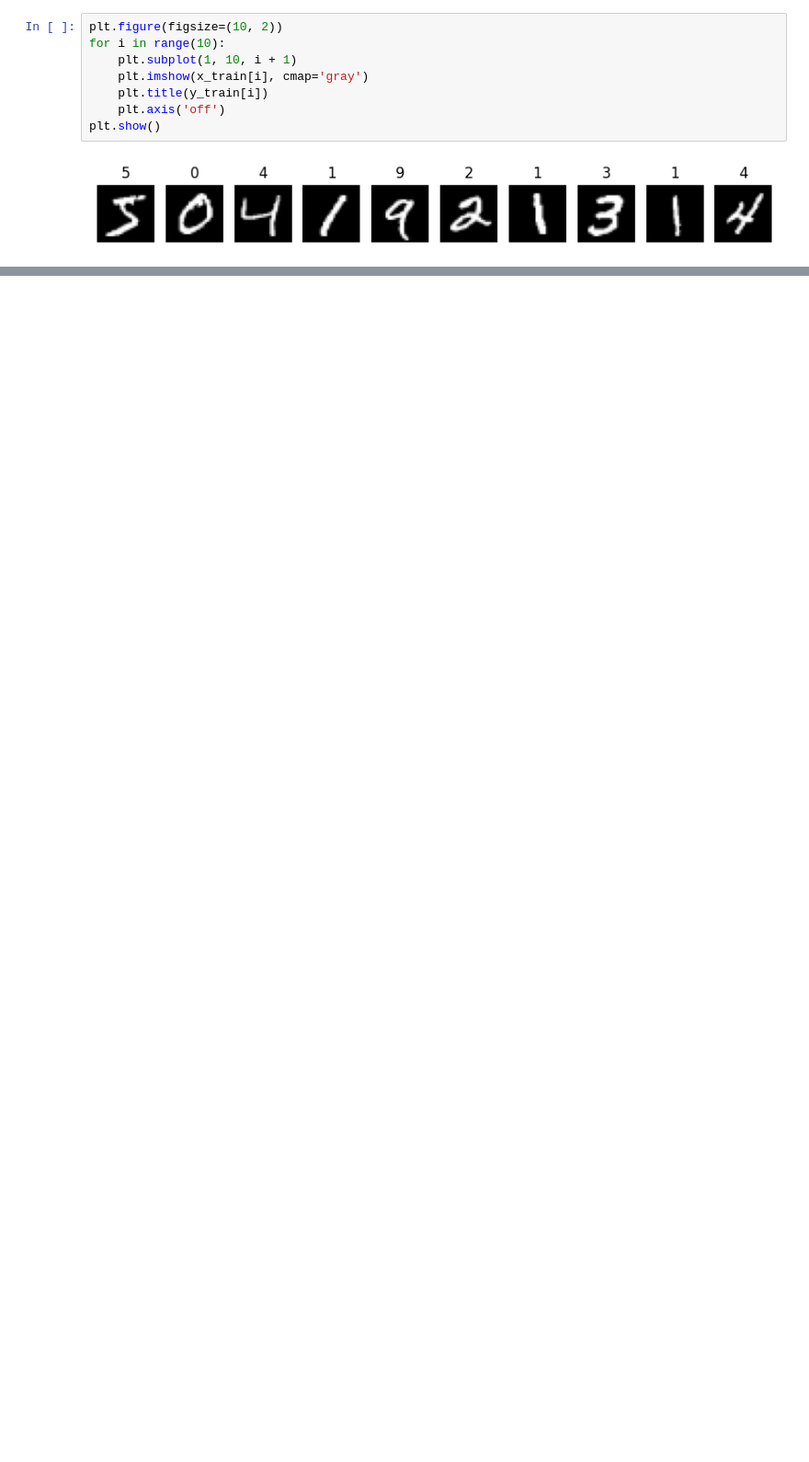
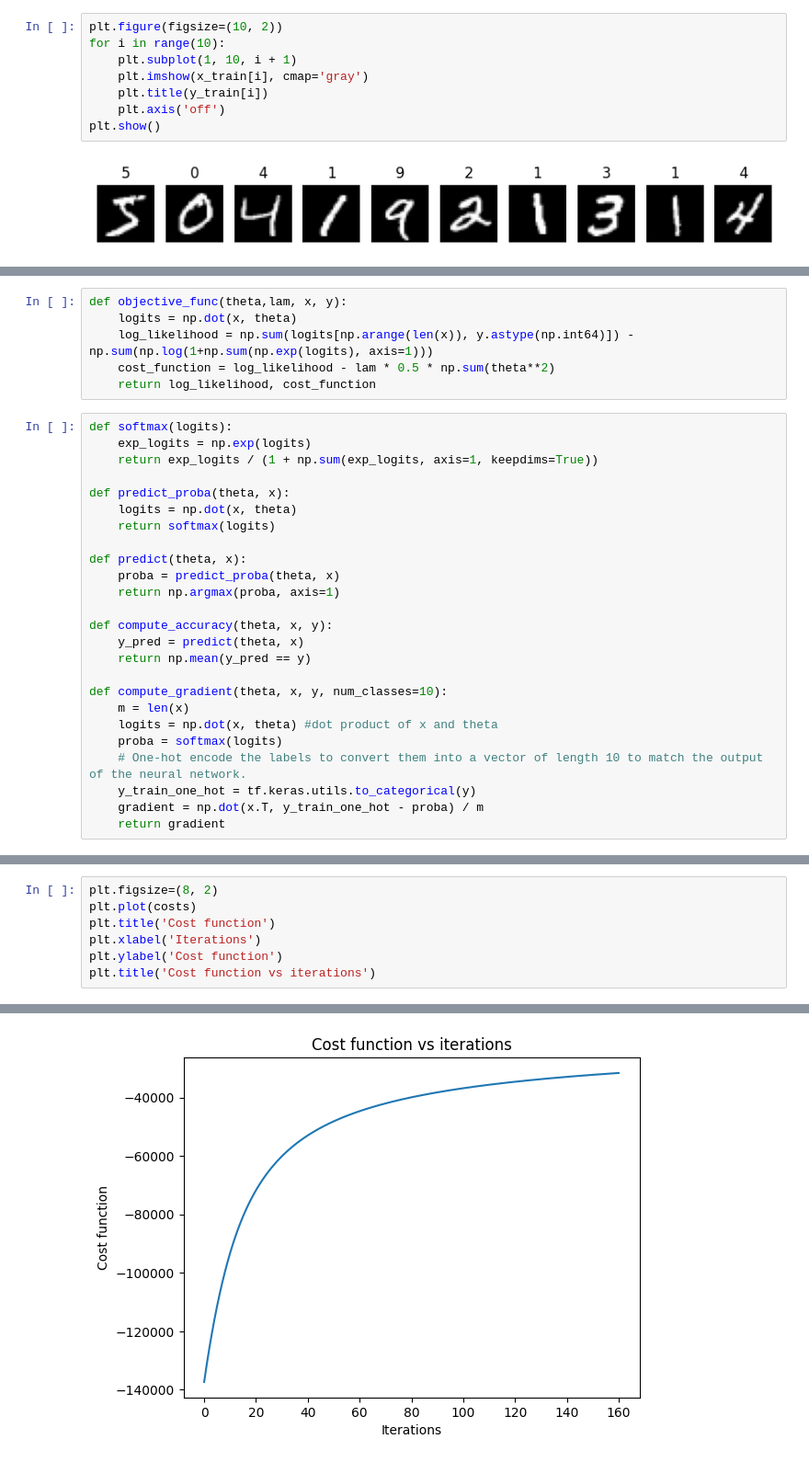
Before and after one commit to alkkuma1/MultinomialRegressionModelforClassification, a Jupyter notebook: MultinomialRegressionModelforClassification.ipynb, the cells around one changed output, grey strips where cells are left out. Shown at 92% size. Drawn from its saved outputs; the diff is of its cells as text; blank space fills up the shorter version.

```diff
--- a/MultinomialRegressionModelforClassification.ipynb
+++ b/MultinomialRegressionModelforClassification.ipynb
@@ -41,0 +39,31 @@ def gradient_ascent(objective_function, gradient_function, initial_theta, eta=0.
+# %%
+def objective_func(theta,lam, x, y):
+    logits = np.dot(x, theta)
+    log_likelihood = np.sum(logits[np.arange(len(x)), y.astype(np.int64)]) - np.sum(np.log(1+np.sum(np.exp(logits), axis=1)))
+    cost_function = log_likelihood - lam * 0.5 * np.sum(theta**2)
+    return log_likelihood, cost_function
+# %%
+def softmax(logits):
+    exp_logits = np.exp(logits)
+    return exp_logits / (1 + np.sum(exp_logits, axis=1, keepdims=True))
+
+def predict_proba(theta, x):
+    logits = np.dot(x, theta)
+    return softmax(logits)
+
+def predict(theta, x):
+    proba = predict_proba(theta, x)
+    return np.argmax(proba, axis=1)
+
+def compute_accuracy(theta, x, y):
+    y_pred = predict(theta, x)
+    return np.mean(y_pred == y)
+
+def compute_gradient(theta, x, y, num_classes=10):
+    m = len(x)
+    logits = np.dot(x, theta) #dot product of x and theta
+    proba = softmax(logits)
+    # One-hot encode the labels to convert them into a vector of length 10 to match the output of the neural network.
+    y_train_one_hot = tf.keras.utils.to_categorical(y)
+    gradient = np.dot(x.T, y_train_one_hot - proba) / m
+    return gradient
@@ -171,0 +174,8 @@ Final Testing Accuracy: 1.0
+# %%
+plt.figsize=(8, 2)
+plt.plot(costs)
+plt.title('Cost function')
+plt.xlabel('Iterations')
+plt.ylabel('Cost function')
+plt.title('Cost function vs iterations')
+# %% [output]
@@ -171,0 +183 @@ Final Testing Accuracy: 1.0
+[figure, added]
```
Also changed, not shown: parts of 18 cells of this notebook.
